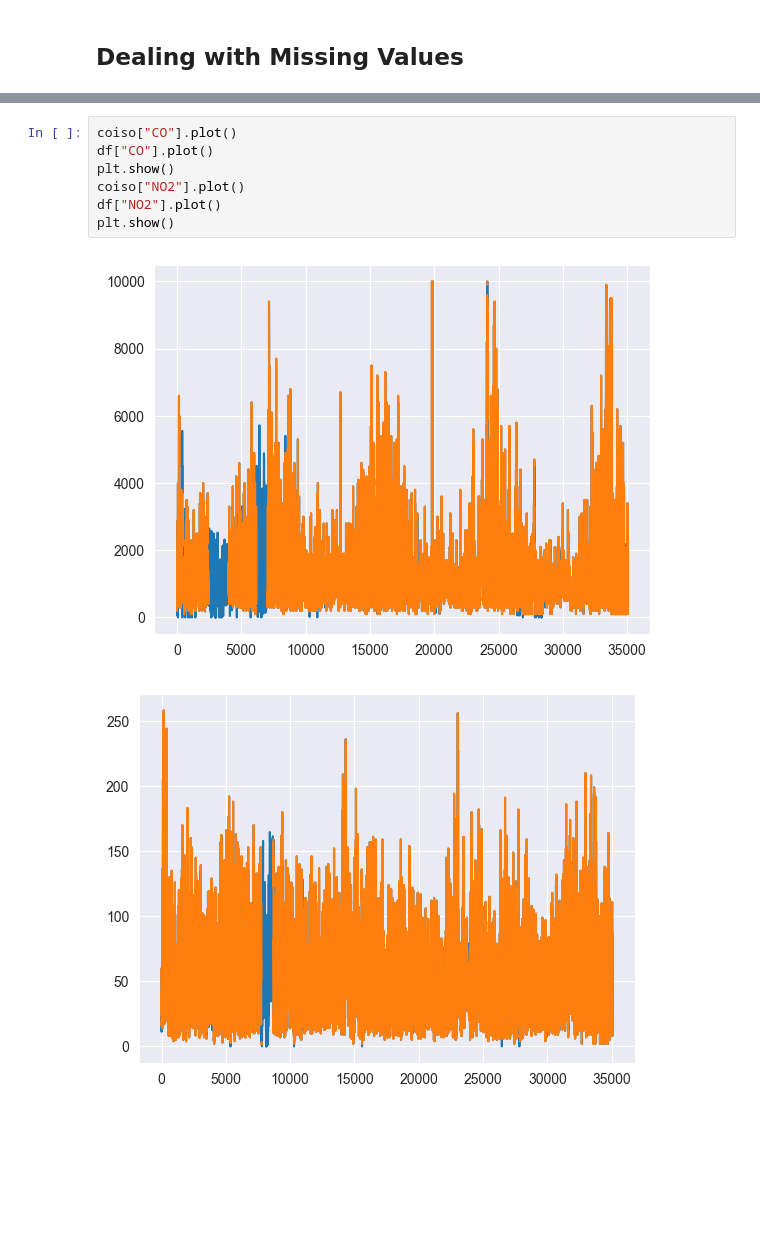
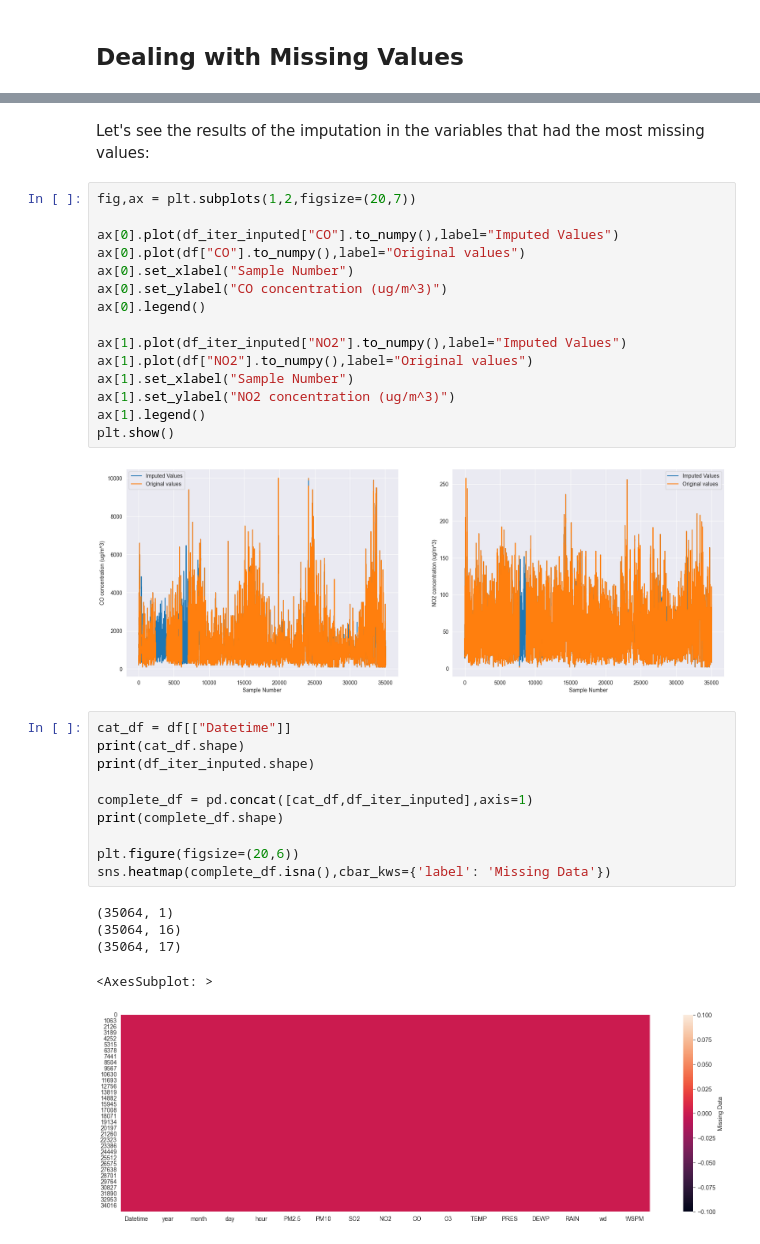
Before and after one commit to Jose-Bastos/MLops_Air, a Jupyter notebook: 2.Feature Engineering.ipynb, the cells around one changed output, grey strips where cells are left out. Saved outputs shown, nothing was run; the diff lists cells and outputs as text; blank space fills up the shorter version.

```diff
--- a/2.Feature Engineering.ipynb
+++ b/2.Feature Engineering.ipynb
@@ -185,10 +184,35 @@ coiso = pd.DataFrame(lol,columns=cont_feats)
-# %%
-coiso["CO"].plot()
-df["CO"].plot()
-plt.show()
-coiso["NO2"].plot()
-df["NO2"].plot()
-plt.show()
-# %% [output]
-[figure, removed]
-[figure, removed]
+# %% [markdown]
+Let's see the results of the imputation in the variables that had the most missing values:
+# %%
+fig,ax = plt.subplots(1,2,figsize=(20,7))
+
+ax[0].plot(df_iter_inputed["CO"].to_numpy(),label="Imputed Values")
+ax[0].plot(df["CO"].to_numpy(),label="Original values")
+ax[0].set_xlabel("Sample Number")
+ax[0].set_ylabel("CO concentration (ug/m^3)")
+ax[0].legend()
+
+ax[1].plot(df_iter_inputed["NO2"].to_numpy(),label="Imputed Values")
+ax[1].plot(df["NO2"].to_numpy(),label="Original values")
+ax[1].set_xlabel("Sample Number")
+ax[1].set_ylabel("NO2 concentration (ug/m^3)")
+ax[1].legend()
+plt.show()
+# %% [output]
+[figure, added]
+# %%
+cat_df = df[["Datetime"]]
+print(cat_df.shape)
+print(df_iter_inputed.shape)
+
+complete_df = pd.concat([cat_df,df_iter_inputed],axis=1)
+print(complete_df.shape)
+
+plt.figure(figsize=(20,6))
+sns.heatmap(complete_df.isna(),cbar_kws={'label': 'Missing Data'})
+# %% [output]
+(35064, 1)
+(35064, 16)
+(35064, 17)
+<AxesSubplot: >
+[figure, added]
```
Also changed, not shown: parts of 14 cells of this notebook.
